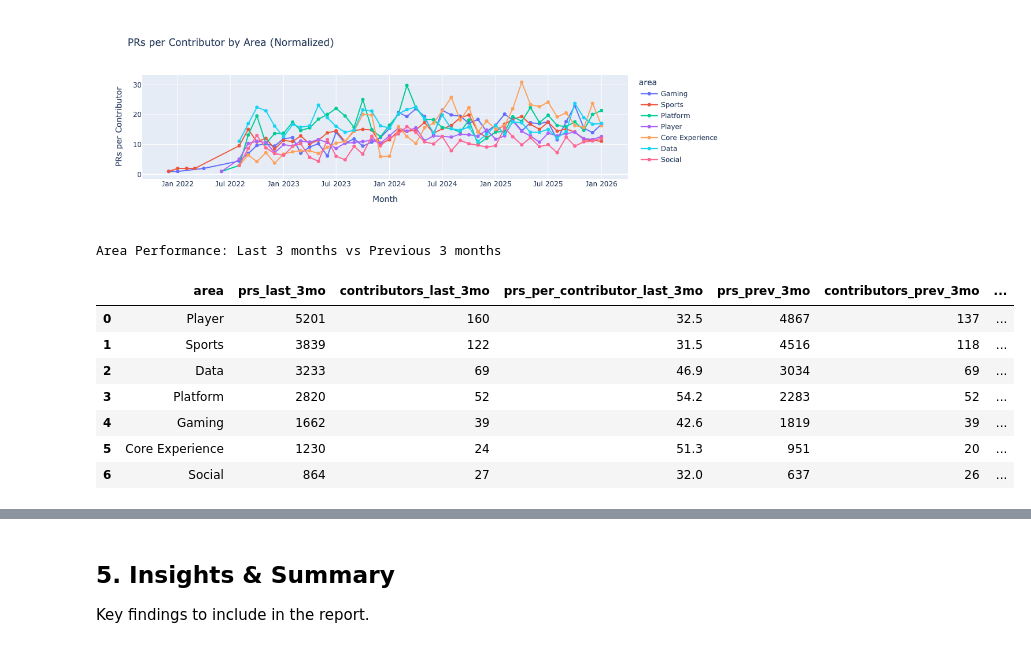
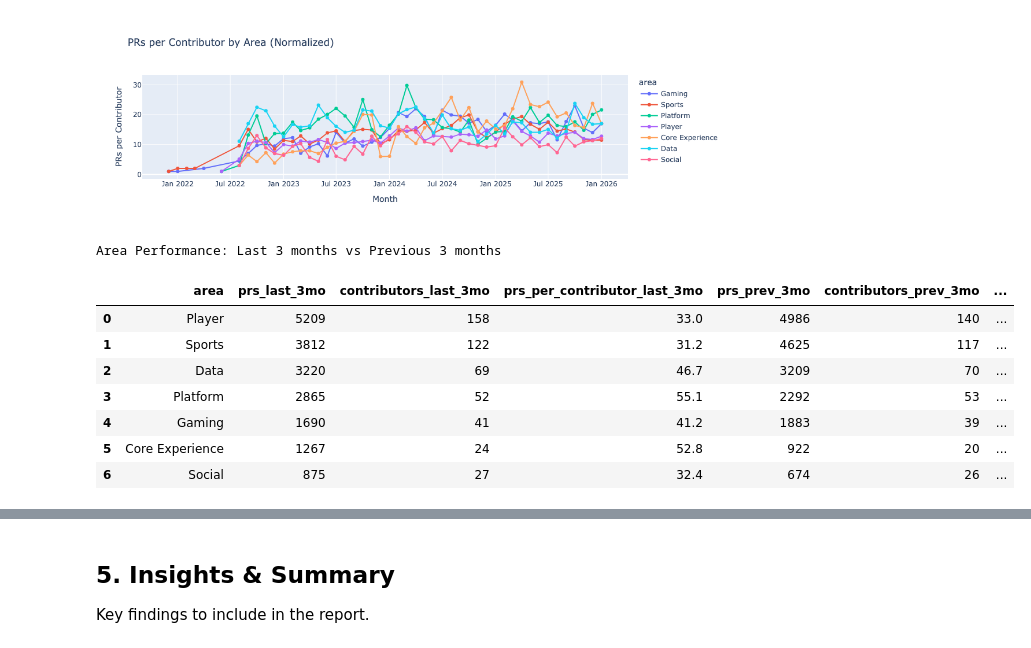
Before and after one commit to superbet-group/productivity-report, a Jupyter notebook: pr_throughput.ipynb, the cells around one changed output, grey strips where cells are left out. Saved outputs shown, nothing was run; the diff lists cells and outputs as text; code cells hidden in the pictures.

```diff
--- a/pr_throughput.ipynb
+++ b/pr_throughput.ipynb
@@ -344,6 +358,7 @@ WITH pr_flattened AS (
   FROM RAW_MISC.SWARMIA_PULL_REQUESTS pr,
   LATERAL FLATTEN(input => pr.owner_team_names) f
   WHERE pr.pr_status = 'MERGED'
+    AND pr.is_excluded = FALSE
     AND pr.github_created_at IS NOT NULL
     AND f.value::string IN ('{areas_str}')
 ),
@@ -360,40 +375,40 @@ previous AS (
   SELECT
     area,
     COUNT(*) as prs_previous,
     COUNT(DISTINCT author_id) as contributors_previous
   FROM pr_flattened
   WHERE github_created_at >= DATEADD('month', -6, CURRENT_DATE)
     AND github_created_at < DATEADD('month', -3, CURRENT_DATE)
   GROUP BY 1
 )
 SELECT
   COALESCE(r.area, p.area) as area,
   COALESCE(r.prs_recent, 0) as prs_last_3mo,
   COALESCE(r.contributors_recent, 0) as contributors_last_3mo,
   ROUND(COALESCE(r.prs_recent, 0) * 1.0 / NULLIF(COALESCE(r.contributors_recent, 0), 0), 1) as prs_per_contributor_last_3mo,
   COALESCE(p.prs_previous, 0) as prs_prev_3mo,
   COALESCE(p.contributors_previous, 0) as contributors_prev_3mo,
   ROUND(COALESCE(p.prs_previous, 0) * 1.0 / NULLIF(COALESCE(p.contributors_previous, 0), 0), 1) as prs_per_contributor_prev_3mo,
   CASE WHEN COALESCE(p.prs_previous, 0) > 0
        THEN ROUND(100.0 * (COALESCE(r.prs_recent, 0) - p.prs_previous) / p.prs_previous, 1)
        ELSE NULL END as prs_growth_pct
 FROM recent r
 FULL OUTER JOIN previous p ON r.area = p.area
 ORDER BY prs_last_3mo DESC
 """)
 
 print("Area Performance: Last 3 months vs Previous 3 months")
 df_area_summary
 # %% [output]
 Area Performance: Last 3 months vs Previous 3 months
 |  | area | prs_last_3mo | contributors_last_3mo | prs_per_contributor_last_3mo | prs_prev_3mo | contributors_prev_3mo | ... |
-| 0 | Player | 5201 | 160 | 32.5 | 4867 | 137 | ... |
-| 1 | Sports | 3839 | 122 | 31.5 | 4516 | 118 | ... |
-| 2 | Data | 3233 | 69 | 46.9 | 3034 | 69 | ... |
-| 3 | Platform | 2820 | 52 | 54.2 | 2283 | 52 | ... |
-| 4 | Gaming | 1662 | 39 | 42.6 | 1819 | 39 | ... |
-| 5 | Core Experience | 1230 | 24 | 51.3 | 951 | 20 | ... |
-| 6 | Social | 864 | 27 | 32.0 | 637 | 26 | ... |
+| 0 | Player | 5209 | 158 | 33.0 | 4986 | 140 | ... |
+| 1 | Sports | 3812 | 122 | 31.2 | 4625 | 117 | ... |
+| 2 | Data | 3220 | 69 | 46.7 | 3209 | 70 | ... |
+| 3 | Platform | 2865 | 52 | 55.1 | 2292 | 53 | ... |
+| 4 | Gaming | 1690 | 41 | 41.2 | 1883 | 39 | ... |
+| 5 | Core Experience | 1267 | 24 | 52.8 | 922 | 20 | ... |
+| 6 | Social | 875 | 27 | 32.4 | 674 | 26 | ... |
 # %%
 # Area comparison: 6-month average PRs per contributor
 # This smooths out month-to-month variance for more reliable comparison
```
Also changed, not shown: parts of 12 cells of this notebook, 6 other files.
